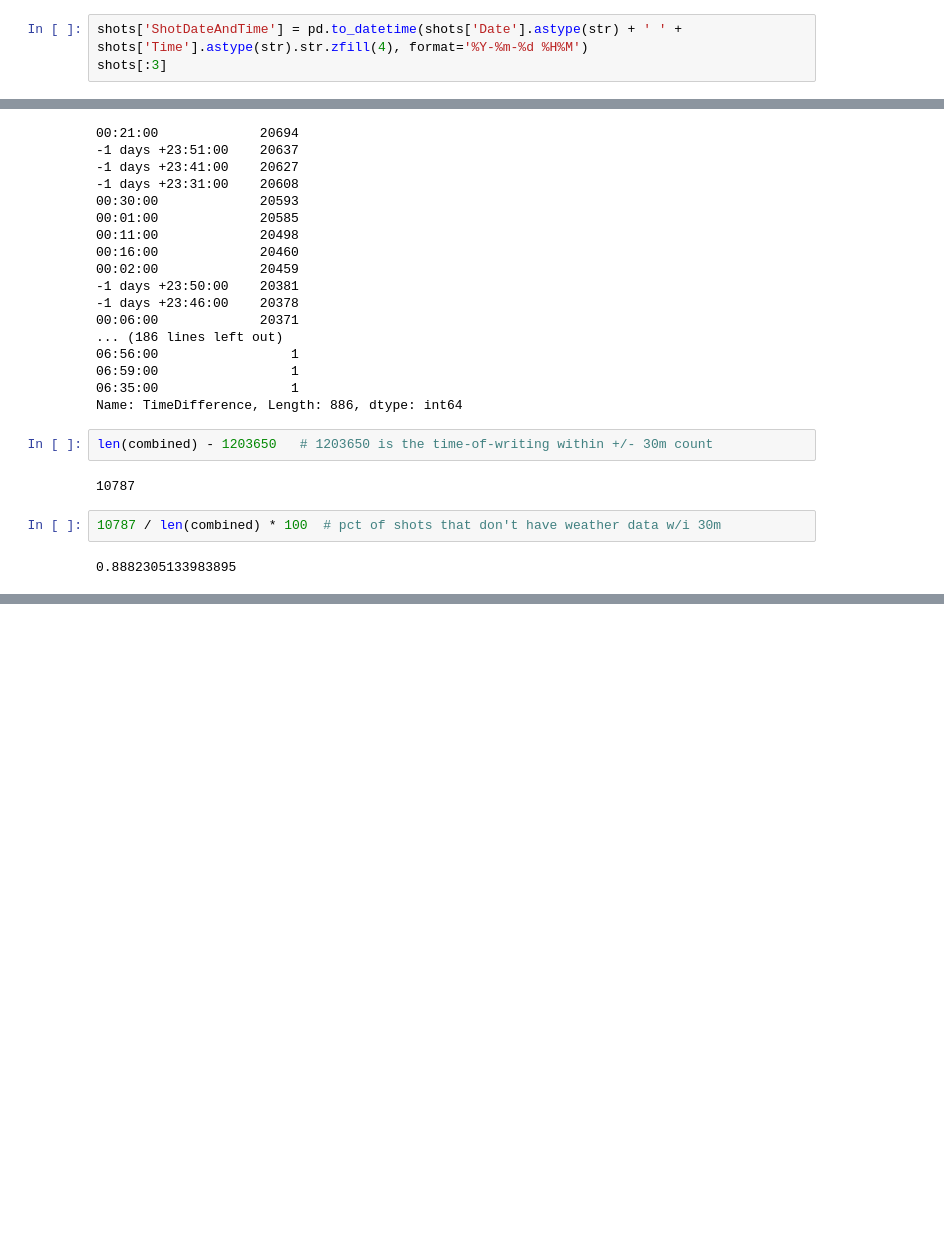
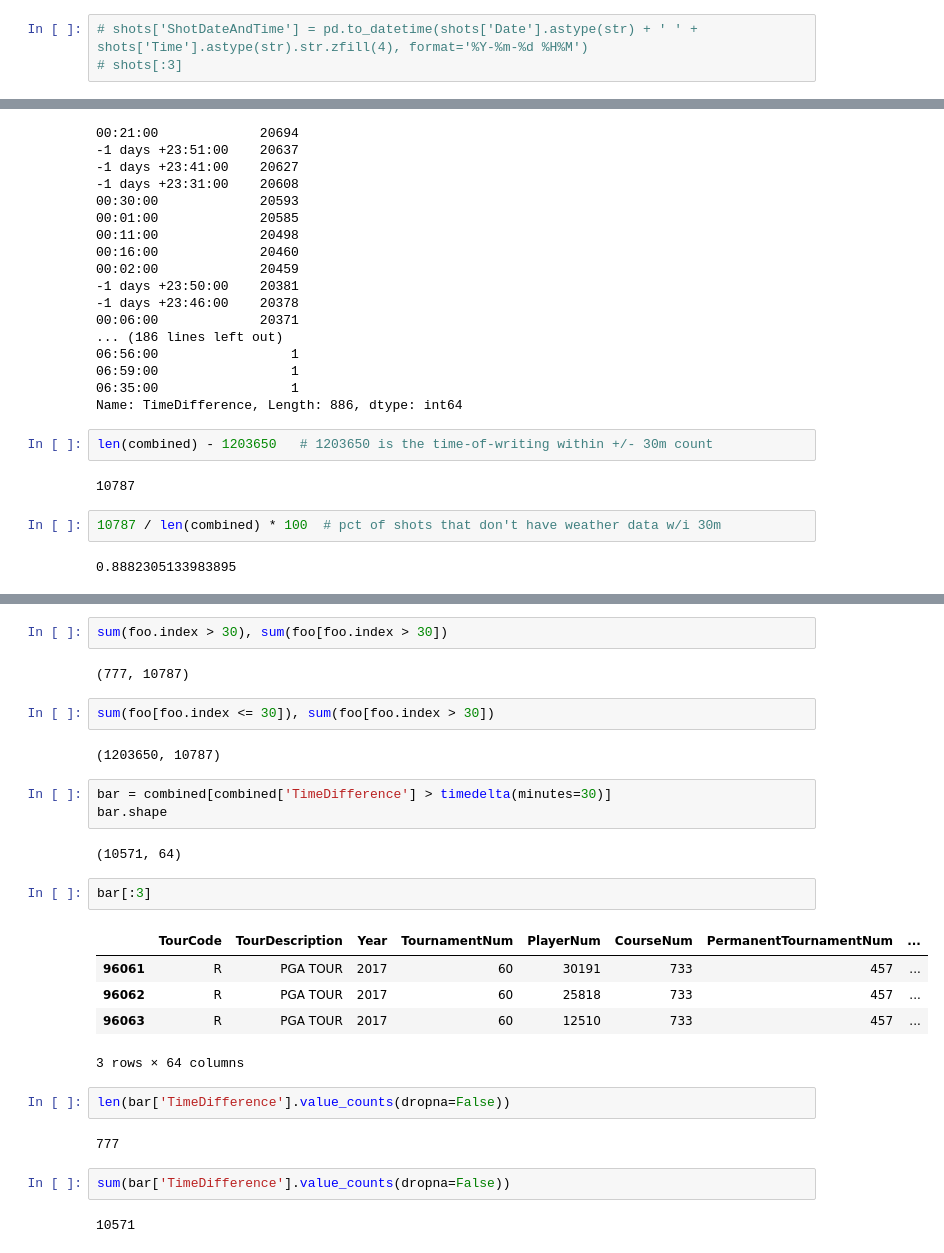
Before and after one commit to awfuldynne/golf_course_project, a Jupyter notebook: personal/andrewe/Combining Weather and Shot Data Exploratory.ipynb, the cells around one changed output, grey strips where cells are left out. Saved outputs shown, nothing was run; the diff lists cells and outputs as text; blank space fills up the shorter version.

```diff
--- a/personal/andrewe/Combining Weather and Shot Data Exploratory.ipynb
+++ b/personal/andrewe/Combining Weather and Shot Data Exploratory.ipynb
@@ -50,3 +55,3 @@ shots[:3]
 # %%
-shots['ShotDateAndTime'] = pd.to_datetime(shots['Date'].astype(str) + ' ' + shots['Time'].astype(str).str.zfill(4), format='%Y-%m-%d %H%M')
-shots[:3]
+# shots['ShotDateAndTime'] = pd.to_datetime(shots['Date'].astype(str) + ' ' + shots['Time'].astype(str).str.zfill(4), format='%Y-%m-%d %H%M')
+# shots[:3]
@@ -142,0 +199,29 @@ len(combined) - 1203650   # 1203650 is the time-of-writing within +/- 30m count
+# %%
+sum(foo.index > 30), sum(foo[foo.index > 30])
+# %% [output]
+(777, 10787)
+# %%
+sum(foo[foo.index <= 30]), sum(foo[foo.index > 30])
+# %% [output]
+(1203650, 10787)
+# %%
+bar = combined[combined['TimeDifference'] > timedelta(minutes=30)]
+bar.shape
+# %% [output]
+(10571, 64)
+# %%
+bar[:3]
+# %% [output]
+|  | TourCode | TourDescription | Year | TournamentNum | PlayerNum | CourseNum | PermanentTournamentNum | ... |
+| 96061 | R | PGA TOUR | 2017 | 60 | 30191 | 733 | 457 | ... |
+| 96062 | R | PGA TOUR | 2017 | 60 | 25818 | 733 | 457 | ... |
+| 96063 | R | PGA TOUR | 2017 | 60 | 12510 | 733 | 457 | ... |
+3 rows × 64 columns
+# %%
+len(bar['TimeDifference'].value_counts(dropna=False))
+# %% [output]
+777
+# %%
+sum(bar['TimeDifference'].value_counts(dropna=False))
+# %% [output]
+10571
```
Also changed, not shown: parts of 12 cells of this notebook, 2 other files.
